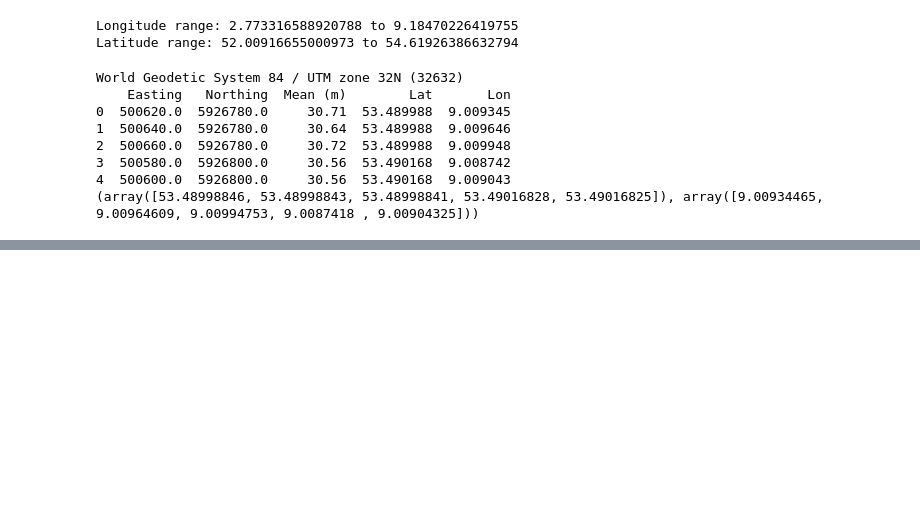
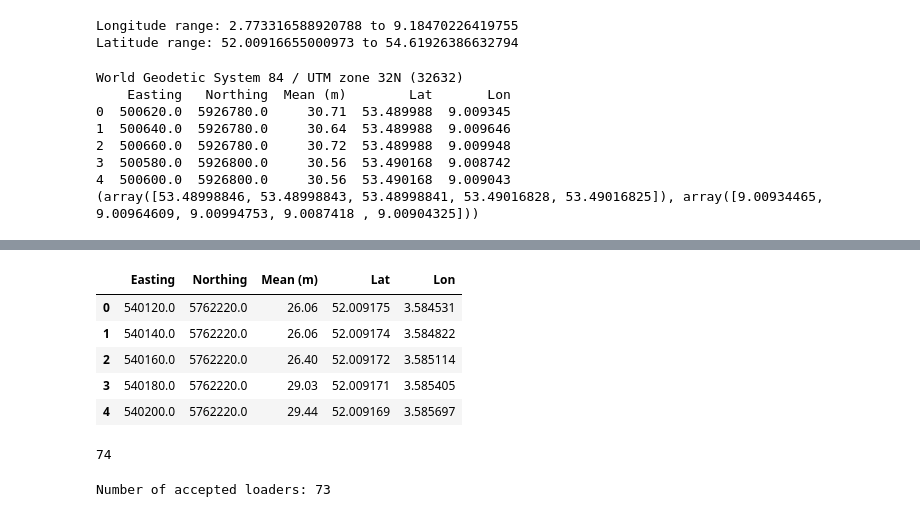
Before and after one commit to BerendBouvy/Thesis-Shell, a Jupyter notebook: misc.ipynb, the cells around one changed output, grey strips where cells are left out. Drawn from its saved outputs; the diff is of its cells as text; code cells hidden in the pictures; blank space fills up the shorter version.

```diff
--- a/misc.ipynb
+++ b/misc.ipynb
@@ -159,0 +184,9 @@ World Geodetic System 84 / UTM zone 32N (32632)
+# %%
+dl.data.head()
+# %% [output]
+|  | Easting | Northing | Mean (m) | Lat | Lon |
+| 0 | 540120.0 | 5762220.0 | 26.06 | 52.009175 | 3.584531 |
+| 1 | 540140.0 | 5762220.0 | 26.06 | 52.009174 | 3.584822 |
+| 2 | 540160.0 | 5762220.0 | 26.40 | 52.009172 | 3.585114 |
+| 3 | 540180.0 | 5762220.0 | 29.03 | 52.009171 | 3.585405 |
+| 4 | 540200.0 | 5762220.0 | 29.44 | 52.009169 | 3.585697 |
@@ -159,0 +195,15 @@ World Geodetic System 84 / UTM zone 32N (32632)
+# %%
+sum(metadata['point_density(100x100m)']>20)
+# %% [output]
+74
+# %%
+meta = pd.read_csv("meta/metadata_with_density_flagged2.csv")
+
+loaders_accepted = []
+for idx, row in meta.iterrows():
+    if row['rejected'] == 0 and row['point_density(100x100m)'] > 20:
+        dl = dataLoader(row)
+        loaders_accepted.append(dl)
+print(f"Number of accepted loaders: {len(loaders_accepted)}")
+# %% [output]
+Number of accepted loaders: 73
```
Also changed, not shown: parts of 6 cells of this notebook, 6 other files.
